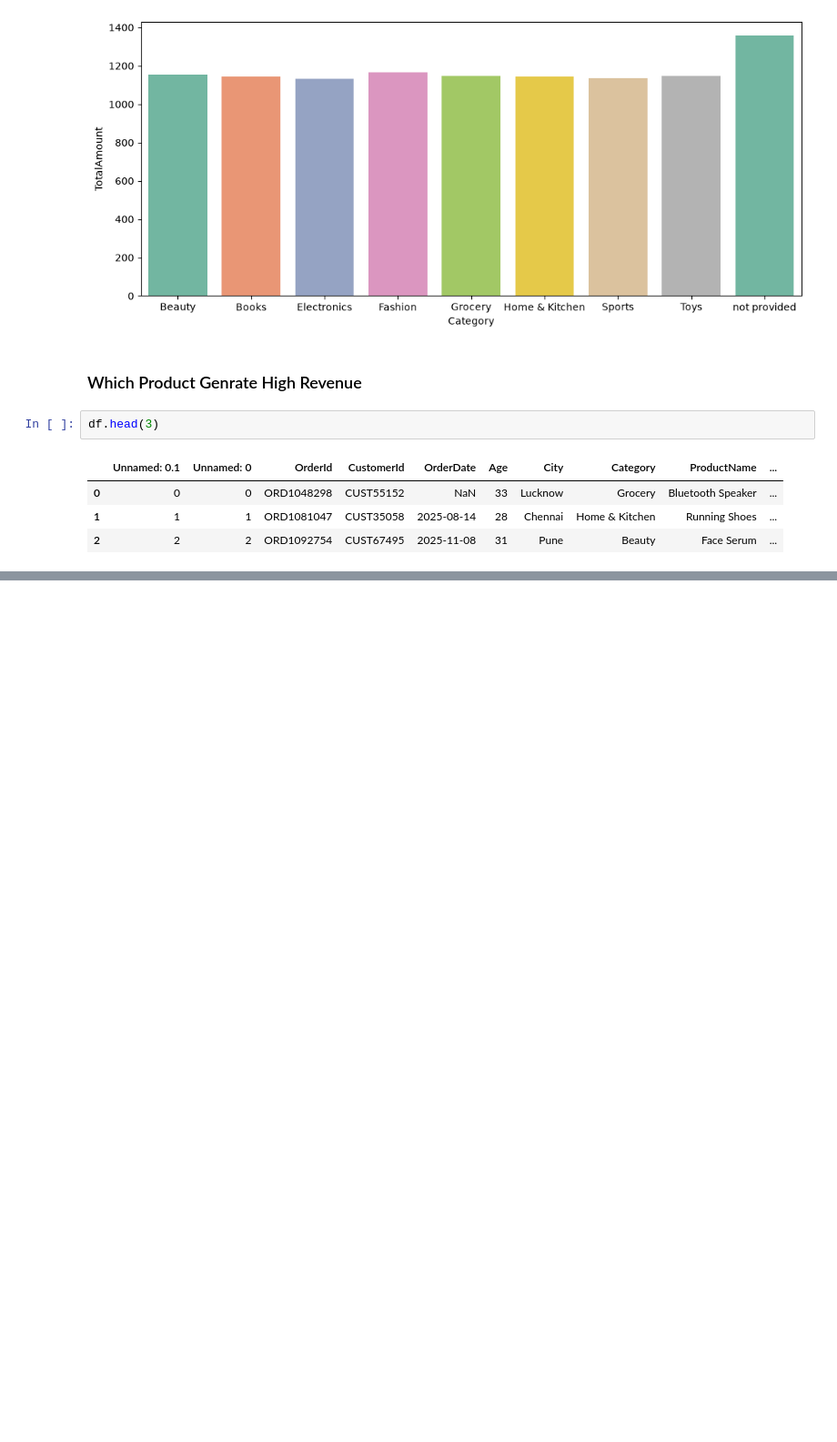
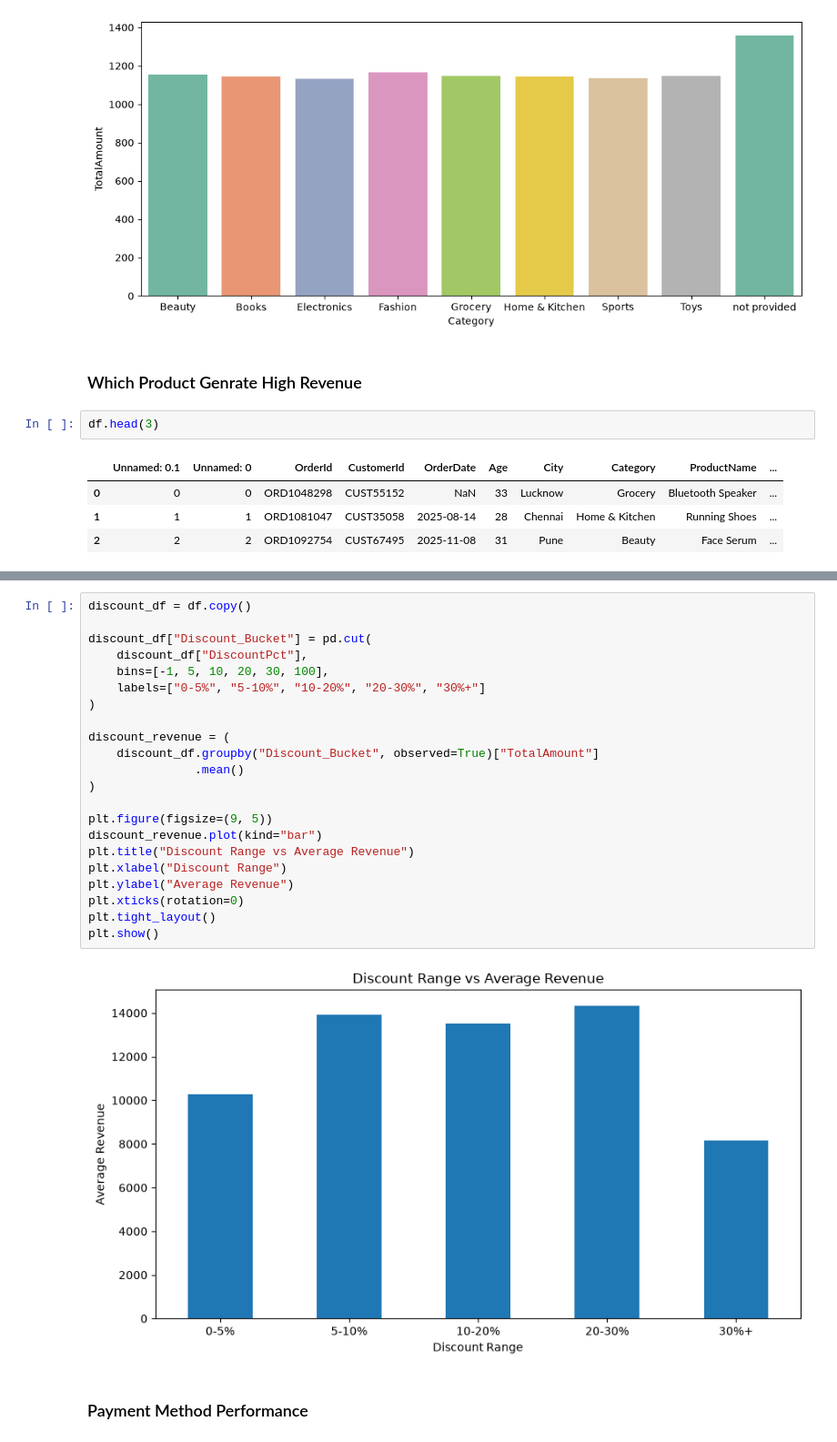
Before and after one commit to MDSalman22415/E-Commerce-Customer-Purchase-Prediction-Production-ML-Pipeline, a Jupyter notebook: notebooks/EDA_Insight.ipynb, the cells around one changed output, grey strips where cells are left out. Shown at 91% size. Saved outputs shown, nothing was run; the diff lists cells and outputs as text; blank space fills up the shorter version.

```diff
--- a/notebooks/EDA_Insight.ipynb
+++ b/notebooks/EDA_Insight.ipynb
@@ -40,0 +168,26 @@ df.head(3)
+# %%
+discount_df = df.copy()
+
+discount_df["Discount_Bucket"] = pd.cut(
+    discount_df["DiscountPct"],
+    bins=[-1, 5, 10, 20, 30, 100],
+    labels=["0-5%", "5-10%", "10-20%", "20-30%", "30%+"]
+)
+
+discount_revenue = (
+    discount_df.groupby("Discount_Bucket", observed=True)["TotalAmount"]
+               .mean()
+)
+
+plt.figure(figsize=(9, 5))
+discount_revenue.plot(kind="bar")
+plt.title("Discount Range vs Average Revenue")
+plt.xlabel("Discount Range")
+plt.ylabel("Average Revenue")
+plt.xticks(rotation=0)
+plt.tight_layout()
+plt.show()
+# %% [output]
+[figure, added]
+# %% [markdown]
+### Payment Method Performance
```
Also changed, not shown: parts of 32 cells of this notebook, 18 other files.
